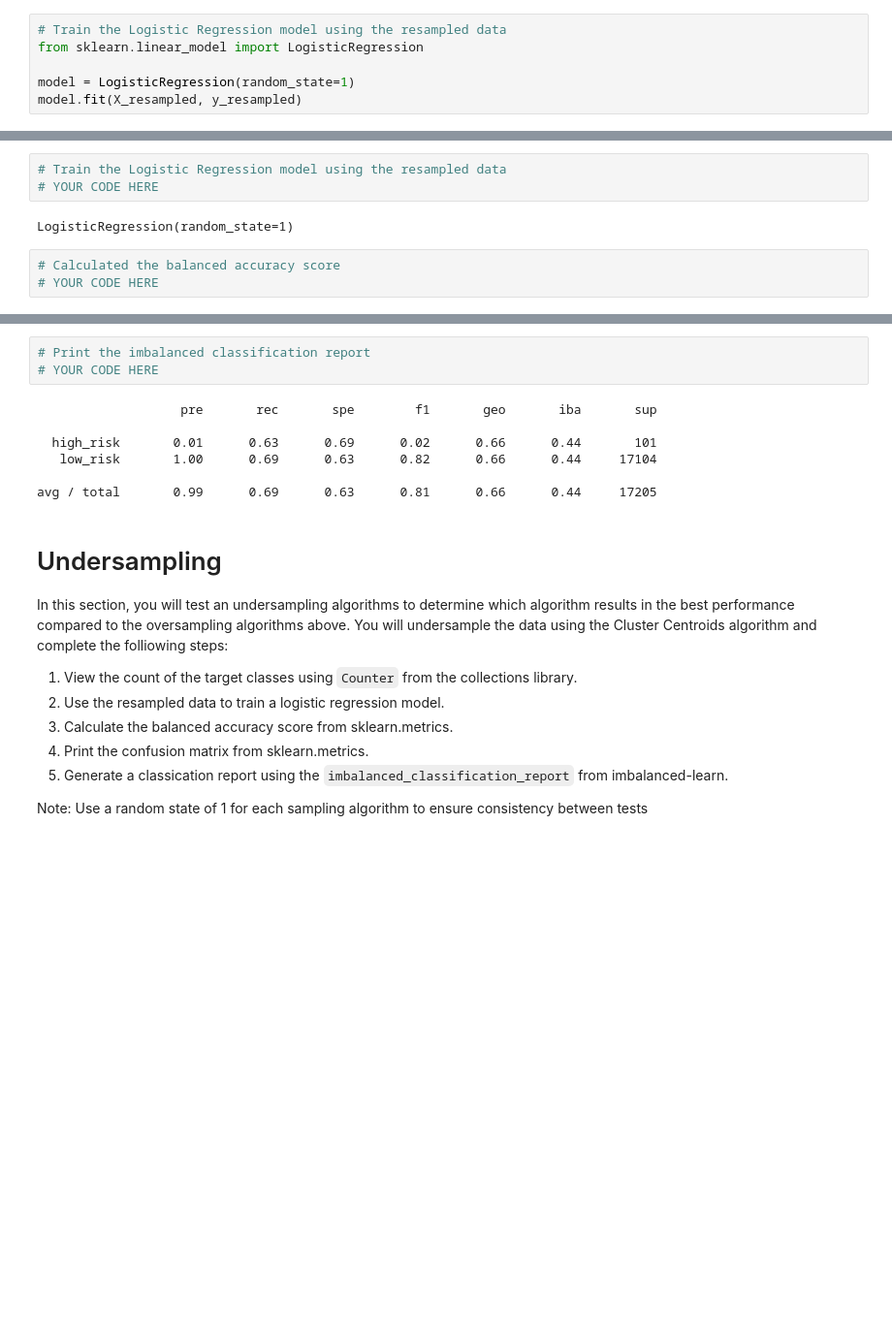
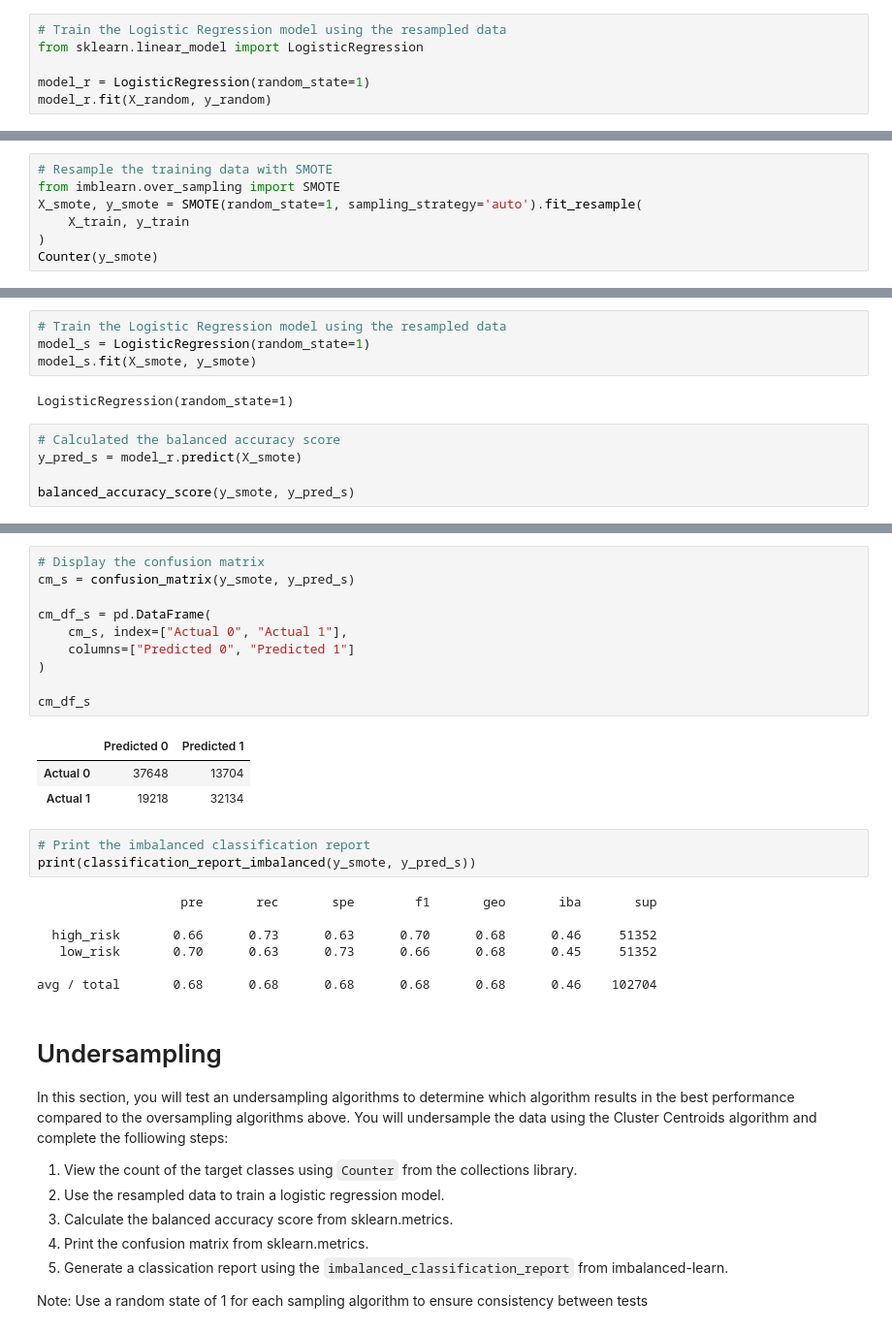
Before and after one commit to cbeckler/credit_risk_analysis, a Jupyter notebook: credit_risk_resampling.ipynb, the cells around one changed output, grey strips where cells are left out. Shown: that part at 97% size. Drawn from its saved outputs; the diff is of its cells as text; blank space fills up the shorter version.

Commit message:
smote oversampling

```diff
--- a/credit_risk_resampling.ipynb
+++ b/credit_risk_resampling.ipynb
@@ -178,8 +178,8 @@ Counter({'low_risk': 51352, 'high_risk': 51352})
 # Train the Logistic Regression model using the resampled data
 from sklearn.linear_model import LogisticRegression
 
-model = LogisticRegression(random_state=1)
-model.fit(X_resampled, y_resampled)
+model_r = LogisticRegression(random_state=1)
+model_r.fit(X_random, y_random)
 # %% [output]
 LogisticRegression(random_state=1)
 # %%
@@ -226,0 +222,7 @@ Counter({'loan_status': 1})
+# %%
+# Resample the training data with SMOTE
+from imblearn.over_sampling import SMOTE
+X_smote, y_smote = SMOTE(random_state=1, sampling_strategy='auto').fit_resample(
+    X_train, y_train
+)
+Counter(y_smote)
@@ -227,9 +231,12 @@ Counter({'loan_status': 1})
 # %%
 # Train the Logistic Regression model using the resampled data
-# YOUR CODE HERE
+model_s = LogisticRegression(random_state=1)
+model_s.fit(X_smote, y_smote)
 # %% [output]
 LogisticRegression(random_state=1)
 # %%
 # Calculated the balanced accuracy score
-# YOUR CODE HERE
+y_pred_s = model_r.predict(X_smote)
+
+balanced_accuracy_score(y_smote, y_pred_s)
 # %% [output]
@@ -243,13 +244,27 @@ array([[   64,    37],
+# %%
+# Display the confusion matrix
+cm_s = confusion_matrix(y_smote, y_pred_s)
+
+cm_df_s = pd.DataFrame(
+    cm_s, index=["Actual 0", "Actual 1"],
+    columns=["Predicted 0", "Predicted 1"]
+)
+
+cm_df_s
+# %% [output]
+|  | Predicted 0 | Predicted 1 |
+| Actual 0 | 37648 | 13704 |
+| Actual 1 | 19218 | 32134 |
 # %%
 # Print the imbalanced classification report
-# YOUR CODE HERE
+print(classification_report_imbalanced(y_smote, y_pred_s))
 # %% [output]
                    pre       rec       spe        f1       geo       iba       sup
 
-  high_risk       0.01      0.63      0.69      0.02      0.66      0.44       101
-   low_risk       1.00      0.69      0.63      0.82      0.66      0.44     17104
+  high_risk       0.66      0.73      0.63      0.70      0.68      0.46     51352
+   low_risk       0.70      0.63      0.73      0.66      0.68      0.45     51352
 
-avg / total       0.99      0.69      0.63      0.81      0.66      0.44     17205
+avg / total       0.68      0.68      0.68      0.68      0.68      0.46    102704
 # %% [markdown]
 # Undersampling
 
```
Also changed, not shown: parts of 8 cells of this notebook.
